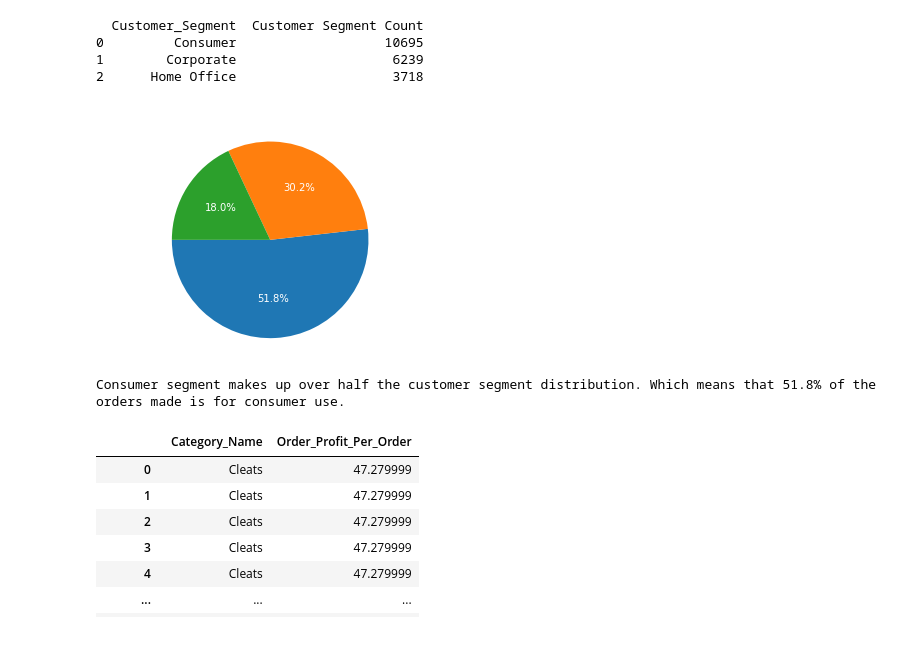
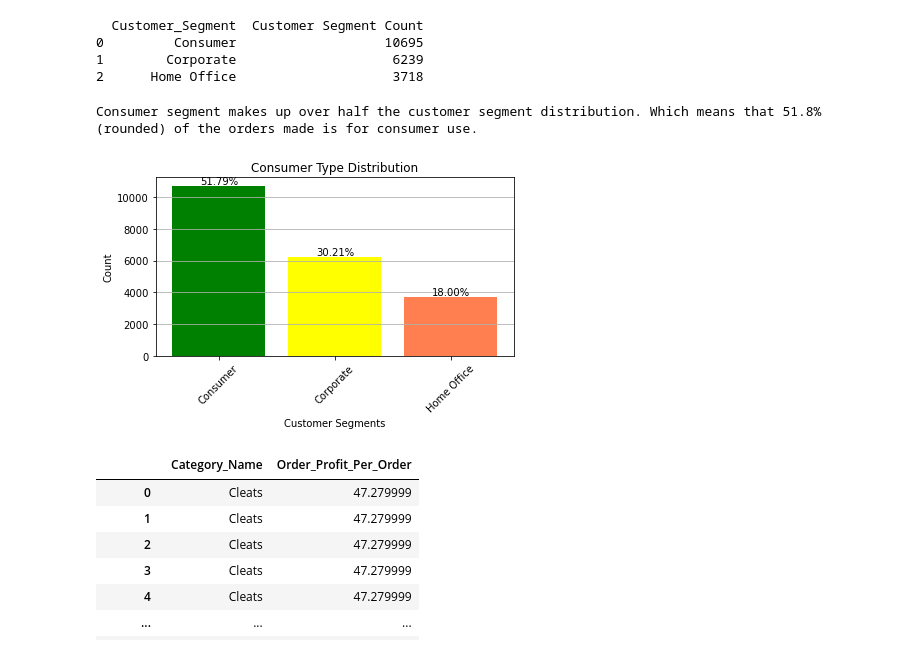
Before and after one commit to CCNY-Analytics-and-Quant/StevenCEdwinA-BAFall2023, a Jupyter notebook: Final Project.ipynb, the cells around one changed output. Cells and saved outputs as stored; diff of their text form; code cells hidden in the pictures.

Commit message:
Improved Consumer Type Distribution chart
- Removed pie chart
- Added color coding (does not signify anything bad)

```diff
--- a/Final Project.ipynb
+++ b/Final Project.ipynb
@@ -916,20 +916,32 @@ print('\n')
 # %%
 # Pie chart to see Customer Segment Distribution
 
-# Column containing the data to count
-customer_segment_counts = df_customerData['Customer_Segment'].value_counts()
+# Calculate percentages
+total_count = customer_segment_count['Customer Segment Count'].sum()
+percentages = (customer_segment_count['Customer Segment Count'] / total_count) * 100
 
-# Plotting a pie chart
-plt.pie(customer_segment_counts, labels = customer_segment_counts.index, autopct = '%1.1f%%', startangle = 180, textprops = {'color': 'white'})
-plt.axis('equal')  # Equal aspect ratio ensures that pie is drawn as a circle
-plt.title('Segment Distribution', color = 'white', fontdict = {'fontsize': 30, 'fontweight': 'bold'})  # Set the title of the pie chart
+# Will change the colors of each bar reading left to right
+colors = ['green', 'yellow', 'coral']
 
-# Show the pie chart
-plt.show()
-print('Consumer segment makes up over half the customer segment distribution. Which means that 51.8% of the orders made is for consumer use.')
+# Plotting a bar chart with percentages
+plt.figure(figsize=(8, 6))
+bars = plt.bar(customer_segment_count['Customer_Segment'], customer_segment_count['Customer Segment Count'], color = colors)
+plt.xlabel('Customer Segments')
+plt.ylabel('Count')
+plt.title('Consumer Type Distribution')
+
+# Annotate each bar with its percentage value
+for i, bar in enumerate(bars):
+    plt.text(bar.get_x() + bar.get_width() / 2, bar.get_height() + 1, f'{percentages[i]:.2f}%', ha='center', va='bottom')
+
+plt.xticks(rotation=45)  # Rotate x-axis labels for better readability
+plt.grid(axis='y')  # Show gridlines on the y-axis
+plt.tight_layout()
+
+print('Consumer segment makes up over half the customer segment distribution. Which means that 51.8% (rounded) of the orders made is for consumer use.')
 # %% [output]
+Consumer segment makes up over half the customer segment distribution. Which means that 51.8% (rounded) of the orders made is for consumer use.
-[figure, old version]
+[figure, new version]
-Consumer segment makes up over half the customer segment distribution. Which means that 51.8% of the orders made is for consumer use.
 # %%
 # Credit to Steven Fernandez's code insight on SQL
 # Category_Name products that returned the most profit
```
Also changed, not shown: parts of 1 cell of this notebook.
